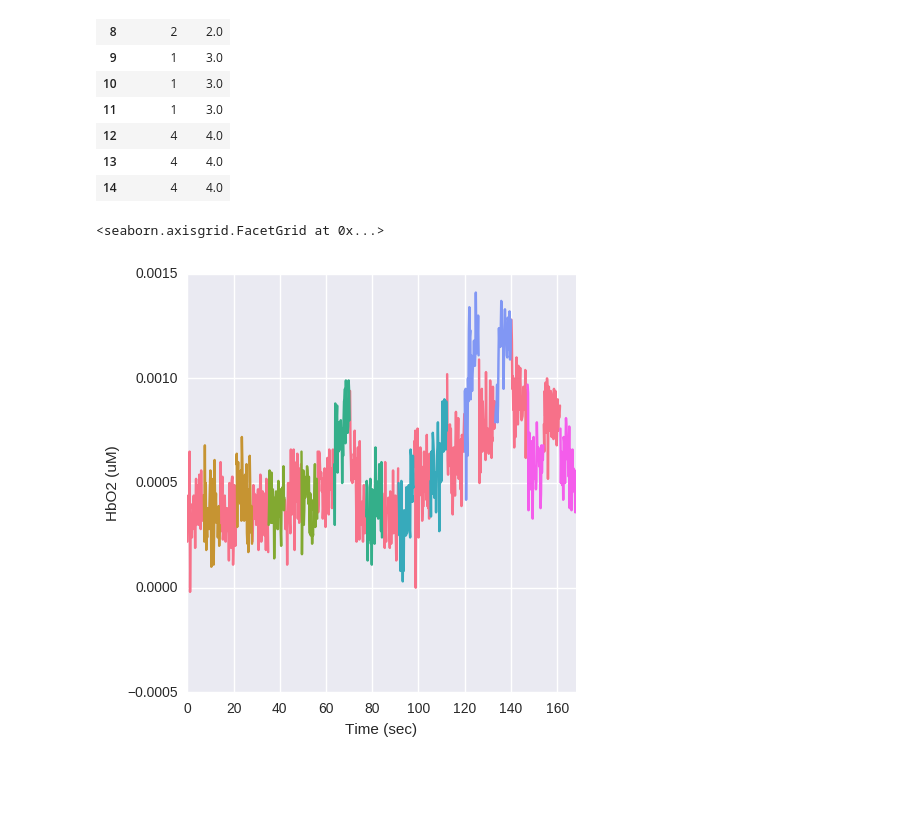
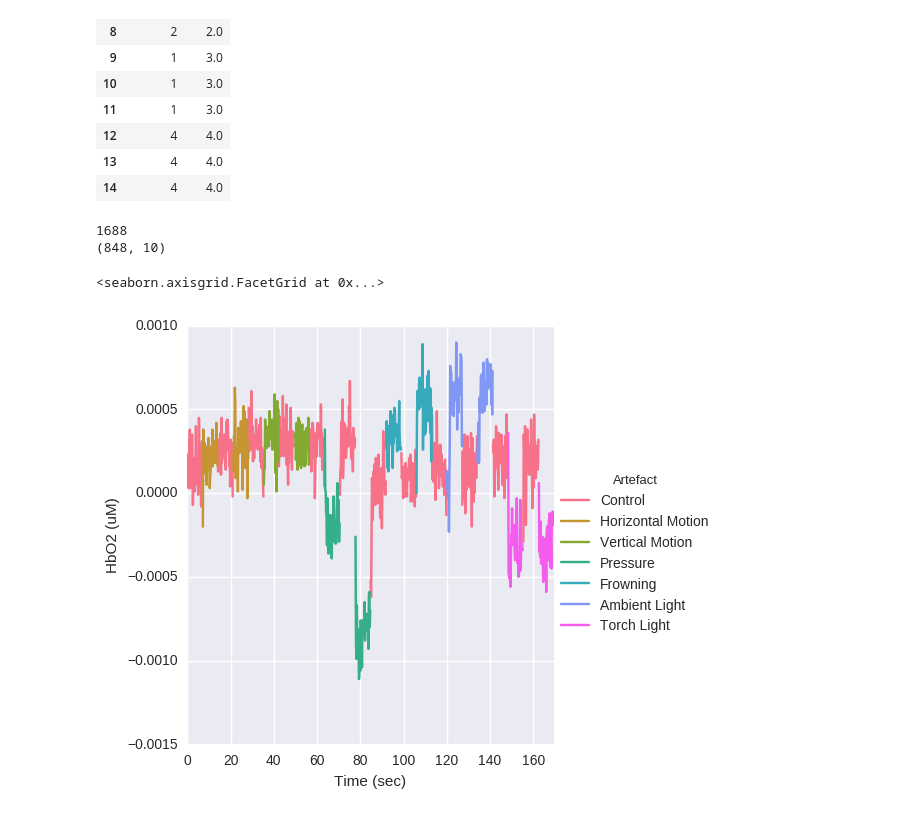
Before and after one commit to buck06191/ABROAD, a Jupyter notebook: Figure-Generation.ipynb, the cells around one changed output. Saved outputs shown, nothing was run; the diff lists cells and outputs as text; code cells hidden in the pictures; blank space fills up the shorter version.

```diff
--- a/Figure-Generation.ipynb
+++ b/Figure-Generation.ipynb
@@ -78,4 +66,0 @@ def pipeline(features):
-# %%
-for df in features:
-    pipeline(df)
-    plt.show()
@@ -96,15 +67,15 @@ for df in features:
 # %% [markdown]
 # Misc Figures
 # %%
-def block_allocator(df):
+def block_allocator(df, targetname = "Artefact", blockname="Block"):
     i = 0
     prev = 0
-    for idx, x in enumerate(df['Artefact']):
+    for idx, x in enumerate(df[targetname]):
         if x == prev:
-            df.loc[idx, 'Block'] = int(i)
+            df.loc[idx, blockname] = int(i)
         else:
             i+=1
-            df.loc[idx, 'Block'] = int(i)
+            df.loc[idx, blockname] = int(i)
         prev = int(x)
     return df
 
@@ -128,22 +99,35 @@ block_allocator(test_df)
 | 13 | 4 | 4.0 |
 | 14 | 4 | 4.0 |
 # %%
-conc_df = pd.read_csv('./data/conc_subject_1.csv', names= ['HbO2 (uM)', 'HHb (uM)', 'oxCCO (uM)', 'HbT (uM)', 'Artefact', 'Subject'], skiprows=1)
+conc_df = pd.read_csv('./data/conc_subject_5.csv', names= ['HbO2 (uM)', 'HHb (uM)', 'oxCCO (uM)', 'HbT (uM)', 'Artefact', 'Subject'], skiprows=1)
 conc_df['Time (sec)'] = np.arange(0,conc_df.shape[0]/5,0.2)
 conc_df = block_allocator(conc_df)
 artefact_names = ['Control', 'Horizontal Motion', 'Vertical Motion', 'Pressure', 'Frowning', 'Ambient Light', 'Torch Light']
 conc_df['Artefact'] = [artefact_names[x] for x in conc_df['Artefact']]
+
+predictions = np.genfromtxt('./data/21Jul17T1402/predictions/predictions-Sensor7-All.txt.bak')
+conc_df['Predictions'] = predictions[:conc_df.shape[0]]
+conc_df = block_allocator(conc_df, 'Predictions', "Block2")
+#conc_df['Predictions2'] =
+
+print(len(predictions))
+print(conc_df.shape)
+# %% [output]
+1688
+(848, 10)
 # %%
-def artefact_plot(x, y, **kwargs):
+def artefact_plot(x, y, blockname="Block", **kwargs):
     ax = plt.gca()
     data = kwargs.pop("data")
-    for block in set(data['Block']):
-        data[data['Block']==block].plot(x=x, y=y, ax=ax, **kwargs)
+    blocks = list(set(data[blockname]))
+    blocks.sort()
+    for block in blocks:
+        data[data[blockname]==block].plot(x=x, y=y, ax=ax, **kwargs)
 # %%
 plt.rcParams['figure.figsize'] = (10.0, 5.0)
 colors = sns.color_palette("Set1", 7)
-g = sns.FacetGrid(conc_df, hue='Artefact', size=5, xlim=(0,170), ylim = (-0.0005,0.0015))
-g.map_dataframe(artefact_plot, 'Time (sec)', 'HbO2 (uM)')
+g = sns.FacetGrid(conc_df, hue='Artefact', size=5, xlim=(0,170), ylim = (-0.0015,0.001), legend_out=True)
+(g.map_dataframe(artefact_plot, 'Time (sec)', 'HbO2 (uM)')).add_legend()
 # %% [output]
 <seaborn.axisgrid.FacetGrid at 0x...>
-[figure, old version]
+[figure, new version]
```
Also changed, not shown: parts of 4 cells of this notebook, 1 other file.
